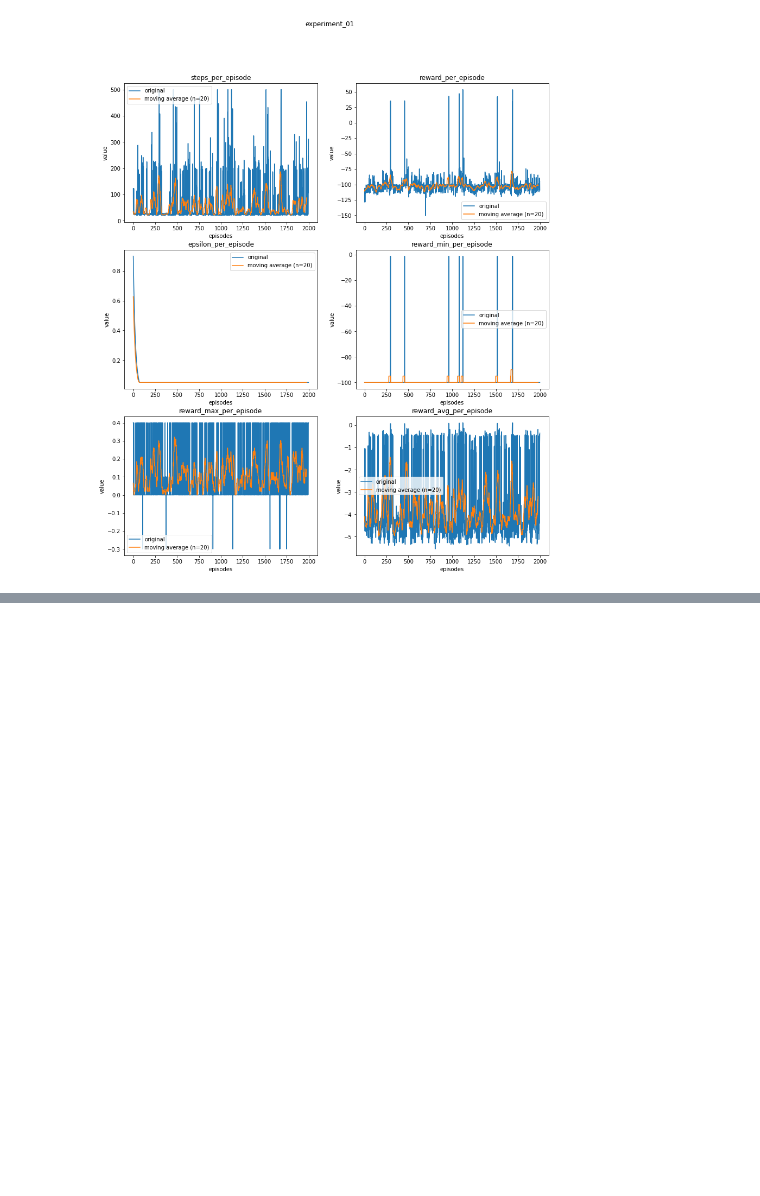
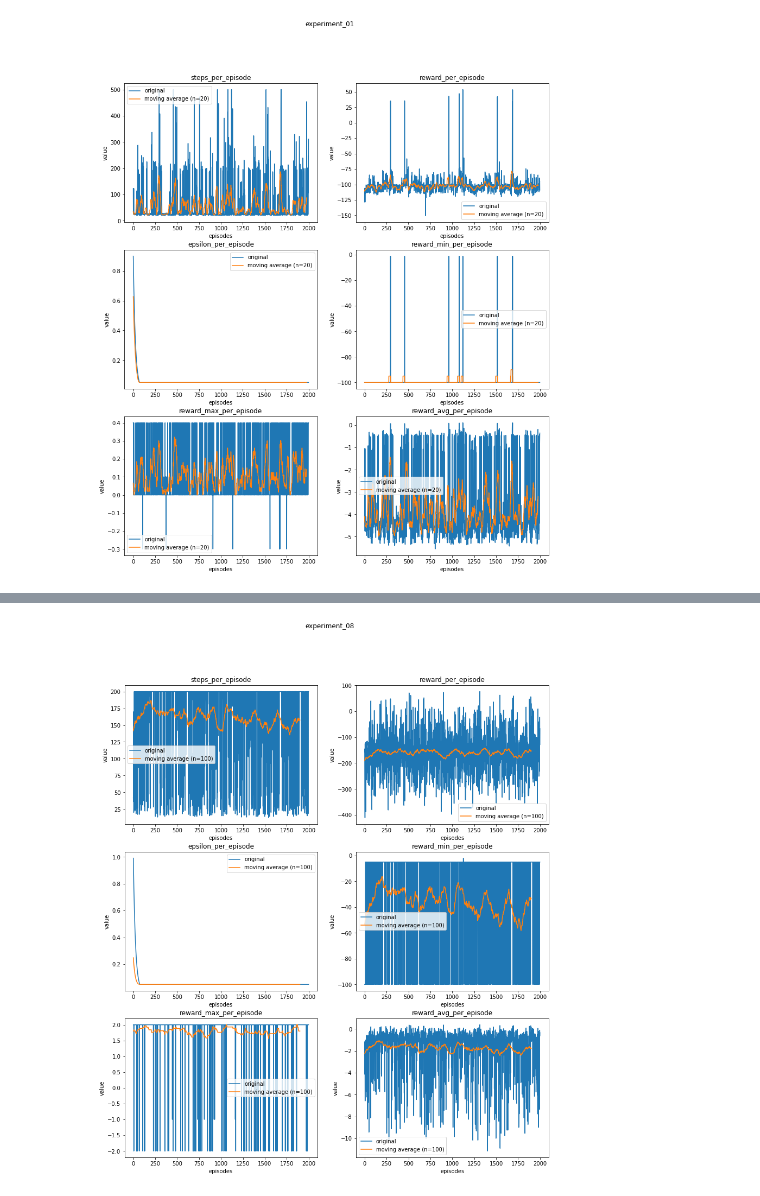
Before and after one commit to dmjovan/Q-Learning-with-Autonomous-Mobile-Robots-ROS, a Jupyter notebook: src/robotic_systems/visualize_results.ipynb, the cells around one changed output, grey strips where cells are left out. Cells and saved outputs as stored; diff of their text form; code cells hidden in the pictures; blank space fills up the shorter version.

```diff
--- a/src/robotic_systems/visualize_results.ipynb
+++ b/src/robotic_systems/visualize_results.ipynb
@@ -73,0 +90,6 @@ visualize_results(results, experiment_name=EXPERIMENT_NAME)
+# %%
+EXPERIMENT_NAME = "experiment_08"
+results = read_experiment_results(experiment_name=EXPERIMENT_NAME)
+visualize_results(results, experiment_name=EXPERIMENT_NAME, n=100)
+# %% [output]
+[figure, added]
```
Also changed, not shown: parts of 5 cells of this notebook, 1 other file.
